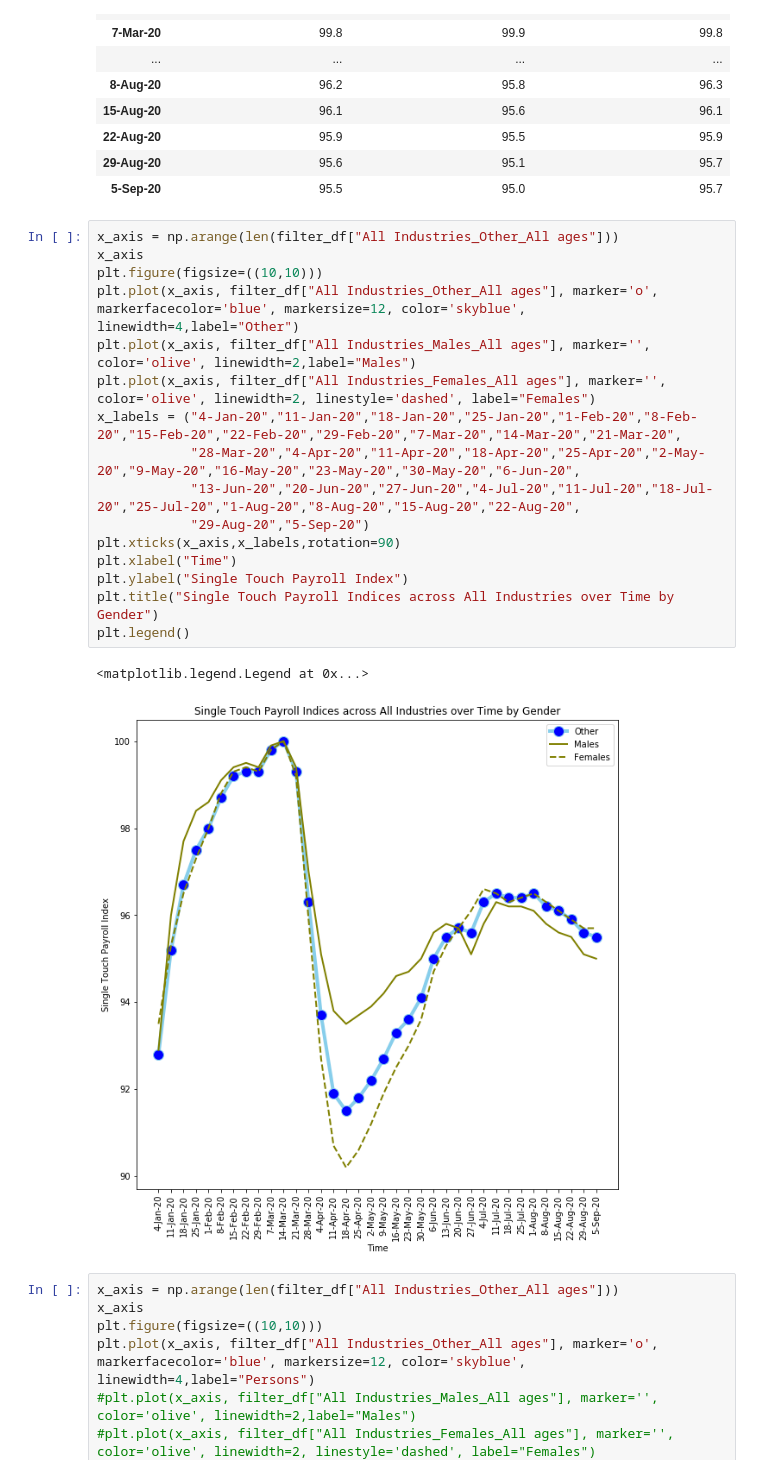
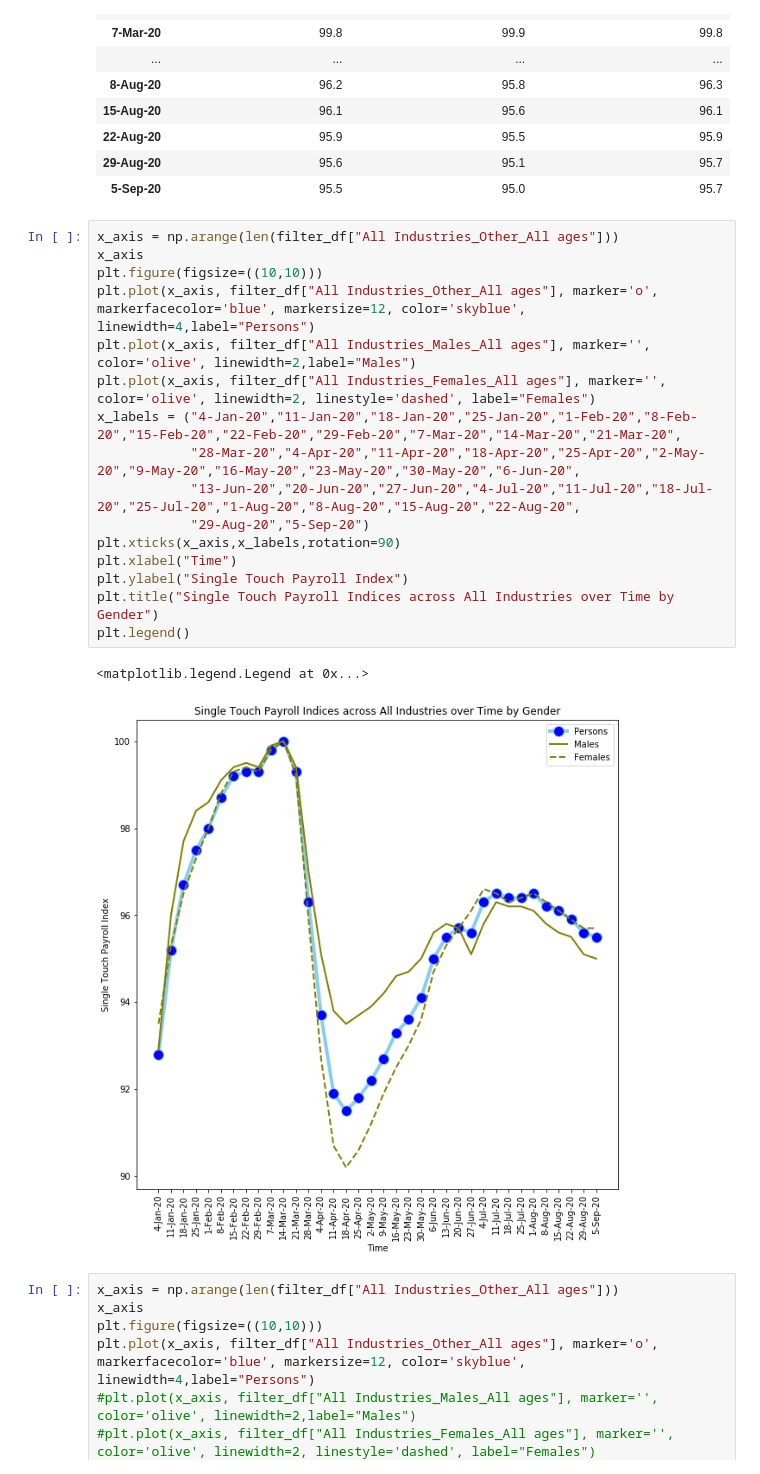
Before and after one commit to ali-beer/covid_payroll_project, a Jupyter notebook: cleaning_payroll_data.ipynb, the cells around one changed output. Saved outputs shown, nothing was run; the diff lists cells and outputs as text.

Commit message:
updated graph legends

```diff
--- a/cleaning_payroll_data.ipynb
+++ b/cleaning_payroll_data.ipynb
@@ -341,22 +341,22 @@ filter_df
 # %%
 x_axis = np.arange(len(filter_df["All Industries_Other_All ages"]))
 x_axis
 plt.figure(figsize=((10,10)))
-plt.plot(x_axis, filter_df["All Industries_Other_All ages"], marker='o', markerfacecolor='blue', markersize=12, color='skyblue', linewidth=4,label="Other")
+plt.plot(x_axis, filter_df["All Industries_Other_All ages"], marker='o', markerfacecolor='blue', markersize=12, color='skyblue', linewidth=4,label="Persons")
 plt.plot(x_axis, filter_df["All Industries_Males_All ages"], marker='', color='olive', linewidth=2,label="Males")
 plt.plot(x_axis, filter_df["All Industries_Females_All ages"], marker='', color='olive', linewidth=2, linestyle='dashed', label="Females")
 x_labels = ("4-Jan-20","11-Jan-20","18-Jan-20","25-Jan-20","1-Feb-20","8-Feb-20","15-Feb-20","22-Feb-20","29-Feb-20","7-Mar-20","14-Mar-20","21-Mar-20",
             "28-Mar-20","4-Apr-20","11-Apr-20","18-Apr-20","25-Apr-20","2-May-20","9-May-20","16-May-20","23-May-20","30-May-20","6-Jun-20",
             "13-Jun-20","20-Jun-20","27-Jun-20","4-Jul-20","11-Jul-20","18-Jul-20","25-Jul-20","1-Aug-20","8-Aug-20","15-Aug-20","22-Aug-20",
             "29-Aug-20","5-Sep-20")
 plt.xticks(x_axis,x_labels,rotation=90)
 plt.xlabel("Time")
 plt.ylabel("Single Touch Payroll Index")
 plt.title("Single Touch Payroll Indices across All Industries over Time by Gender")
 plt.legend()
 # %% [output]
 <matplotlib.legend.Legend at 0x...>
-[figure, old version]
+[figure, new version]
 # %%
 x_axis = np.arange(len(filter_df["All Industries_Other_All ages"]))
 x_axis
```
Also changed, not shown: parts of 2 cells of this notebook.
